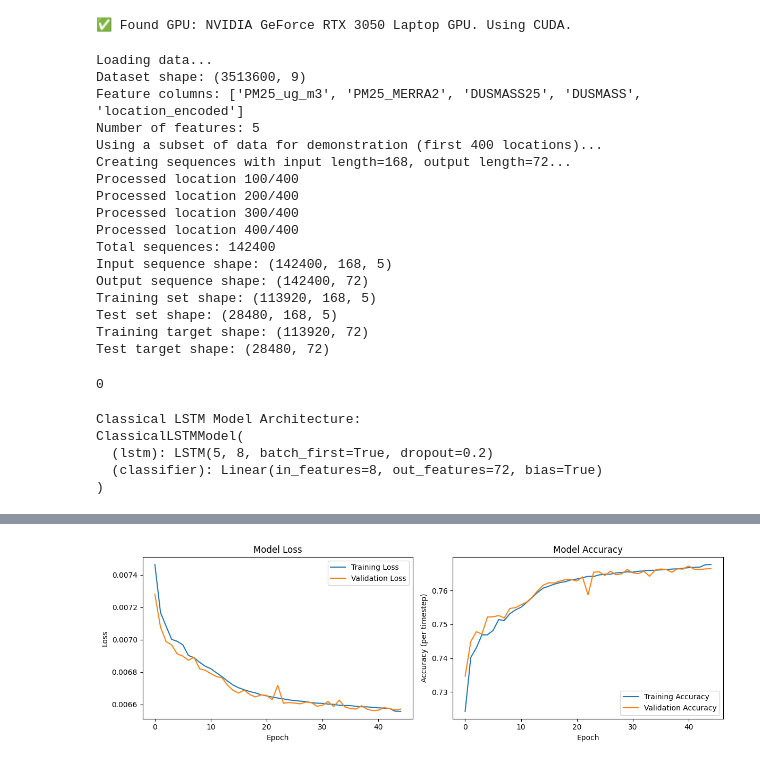
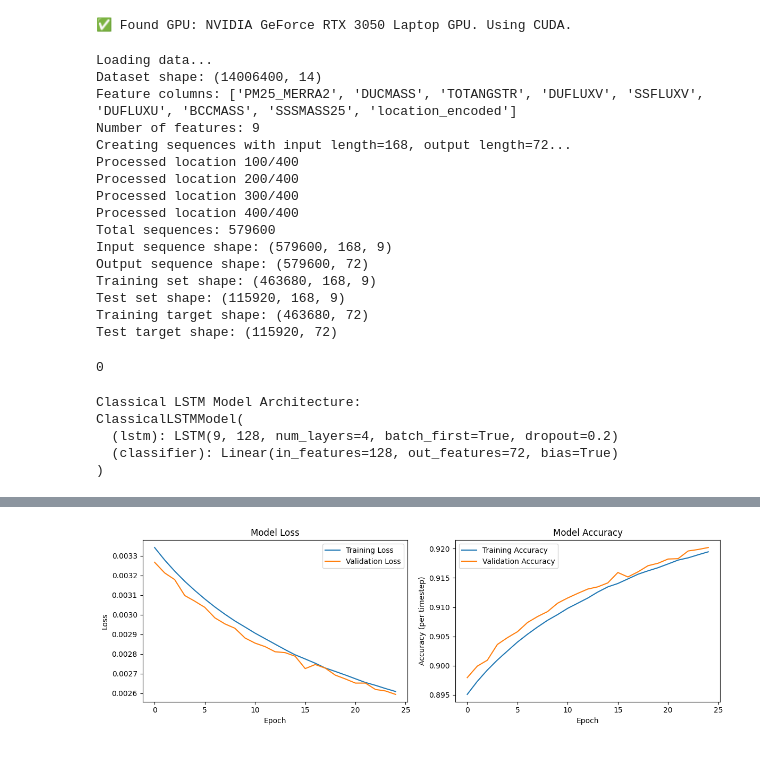
Before and after one commit to zeyadahmedhussein/Air-Quality-Prediction-Using-Quantum-Computing, a Jupyter notebook: lstm_model.ipynb, the cells around one changed output, grey strips where cells are left out. Drawn from its saved outputs; the diff is of its cells as text; code cells hidden in the pictures.

```diff
--- a/lstm_model.ipynb
+++ b/lstm_model.ipynb
@@ -126,7 +126,7 @@ def train_model_pytorch(model, train_loader, val_loader, epochs=10, patience=3):
     model.to(device)
 
     criterion = nn.BCELoss()
-    optimizer = torch.optim.Adam(model.parameters(), lr=1e-3)
+    optimizer = torch.optim.Adam(model.parameters(), lr=0.002)
     scheduler = torch.optim.lr_scheduler.ReduceLROnPlateau(optimizer, 'min', patience=2, factor=0.5)
 
     history = defaultdict(list)
@@ -266,13 +304,9 @@ else:
 # %%
 df, feature_columns, le_location = load_and_prepare_data()
 
-print("Using a subset of data for demonstration (first 400 locations)...")
-unique_locs_subset = df['location_encoded'].unique()[:400]
-df_subset = df[df['location_encoded'].isin(unique_locs_subset)]
-
 # Create sequences with configurable lengths
 X_sequences, y_sequences, location_indices, scaler = create_sequences_memory_efficient(
-    df_subset,
+    df,
     feature_columns,
     input_len=INPUT_SEQUENCE_LENGTH,
     output_len=OUTPUT_SEQUENCE_LENGTH,
@@ -280,8 +314,9 @@ X_sequences, y_sequences, location_indices, scaler = create_sequences_memory_eff
 )
 
 # Split data
-X_train, X_test, y_train, y_test = train_test_split(
-    X_sequences, y_sequences, test_size=0.2, random_state=42, stratify=location_indices
+X_train, X_test, y_train, y_test, loc_train, loc_test = train_test_split(
+    X_sequences, y_sequences, location_indices,
+    test_size=0.2, random_state=42, stratify=location_indices
 )
 
 print(f"Training set shape: {X_train.shape}")
@@ -290,24 +325,23 @@ print(f"Training target shape: {y_train.shape}")
 print(f"Test target shape: {y_test.shape}")
 # %% [output]
 Loading data...
-Dataset shape: (3513600, 9)
-Feature columns: ['PM25_ug_m3', 'PM25_MERRA2', 'DUSMASS25', 'DUSMASS', 'location_encoded']
-Number of features: 5
-Using a subset of data for demonstration (first 400 locations)...
+Dataset shape: (14006400, 14)
+Feature columns: ['PM25_MERRA2', 'DUCMASS', 'TOTANGSTR', 'DUFLUXV', 'SSFLUXV', 'DUFLUXU', 'BCCMASS', 'SSSMASS25', 'location_encoded']
+Number of features: 9
 Creating sequences with input length=168, output length=72...
 Processed location 100/400
 Processed location 200/400
 Processed location 300/400
 Processed location 400/400
-Total sequences: 142400
-Input sequence shape: (142400, 168, 5)
-Output sequence shape: (142400, 72)
-Training set shape: (113920, 168, 5)
-Test set shape: (28480, 168, 5)
-Training target shape: (113920, 72)
-Test target shape: (28480, 72)
+Total sequences: 579600
+Input sequence shape: (579600, 168, 9)
+Output sequence shape: (579600, 72)
+Training set shape: (463680, 168, 9)
+Test set shape: (115920, 168, 9)
+Training target shape: (463680, 72)
+Test target shape: (115920, 72)
 # %%
-batch_size = 16
+batch_size = 512
 
 train_dataset = TensorDataset(torch.from_numpy(X_train), torch.from_numpy(y_train))
 test_dataset = TensorDataset(torch.from_numpy(X_test), torch.from_numpy(y_test))
@@ -315,16 +349,23 @@ test_dataset = TensorDataset(torch.from_numpy(X_test), torch.from_numpy(y_test))
 train_loader = DataLoader(train_dataset, batch_size=batch_size, shuffle=True)
 val_loader = DataLoader(test_dataset, batch_size=batch_size, shuffle=False)
 
-del X_sequences, y_sequences, location_indices, X_train, X_test, y_train, y_test
+# Keep test data for evaluation
+X_test_plot = X_test.copy()
+y_test_plot = y_test.copy()
+
+# Clean up memory
+del X_sequences, y_sequences, location_indices, X_train, y_train, loc_train
 gc.collect()
 # %% [output]
 0
 # %%
-n_lstm_units = 8
+n_lstm_units = 128
+num_layers = 4
 
 model = ClassicalLSTMModel(
     n_features=len(feature_columns),
     n_lstm_units=n_lstm_units,
+    num_layers=num_layers,
     output_len=OUTPUT_SEQUENCE_LENGTH
 )
 print("\nClassical LSTM Model Architecture:")
@@ -332,11 +373,11 @@ print(model)
 # %% [output]
 Classical LSTM Model Architecture:
 ClassicalLSTMModel(
-  (lstm): LSTM(5, 8, batch_first=True, dropout=0.2)
-  (classifier): Linear(in_features=8, out_features=72, bias=True)
+  (lstm): LSTM(9, 128, num_layers=4, batch_first=True, dropout=0.2)
+  (classifier): Linear(in_features=128, out_features=72, bias=True)
 )
 # %%
-model, history = train_model_pytorch(model, train_loader, val_loader, epochs=50, patience=5)
+model, history = train_model_pytorch(model, train_loader, val_loader, epochs=25, patience=5)
 
 plot_training_history(history)
 # %% [output]
@@ -360 +401 @@ Epoch 45/50 - Loss: 0.0066, Acc: 0.7677 - Val Loss: 0.0066, Val Acc: 0.7665 - Du
-[figure, old version]
+[figure, new version]
```
Also changed, not shown: parts of 16 cells of this notebook, 1 other file.
